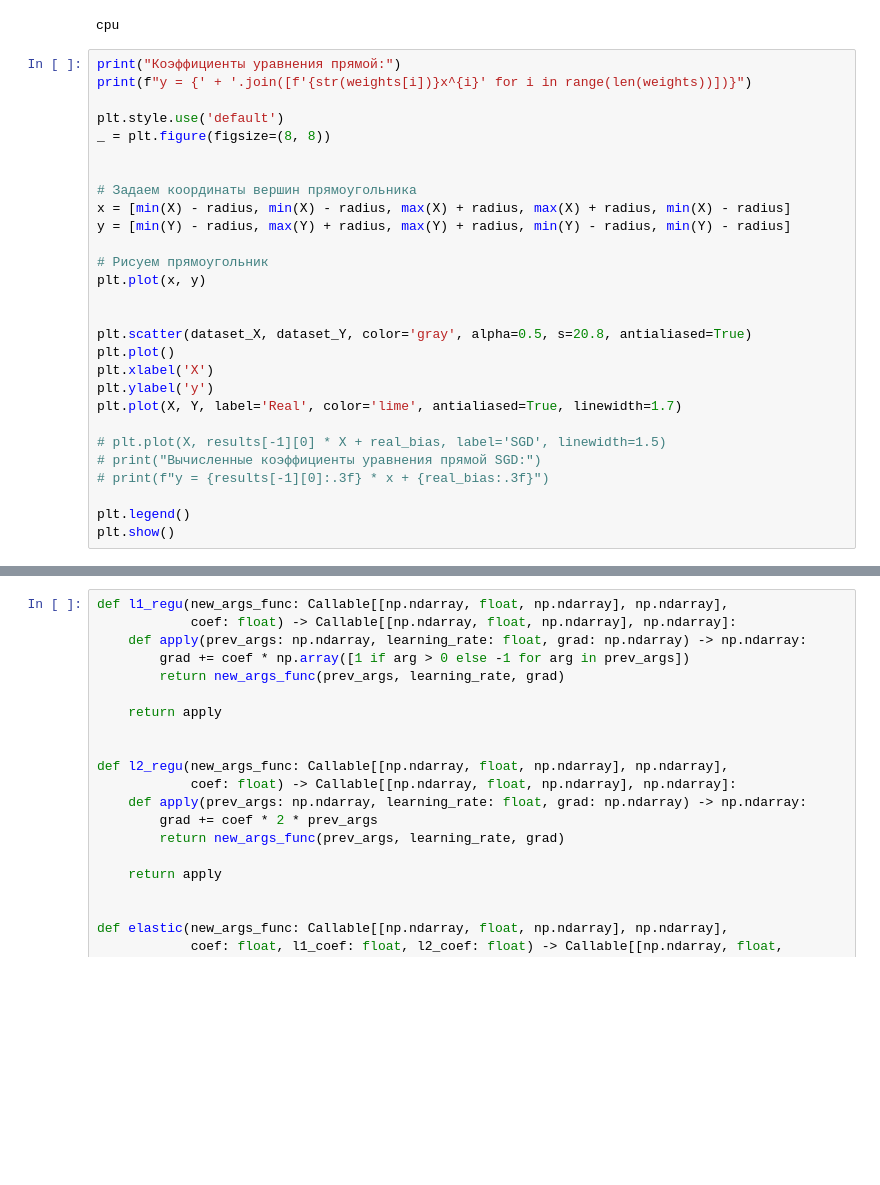
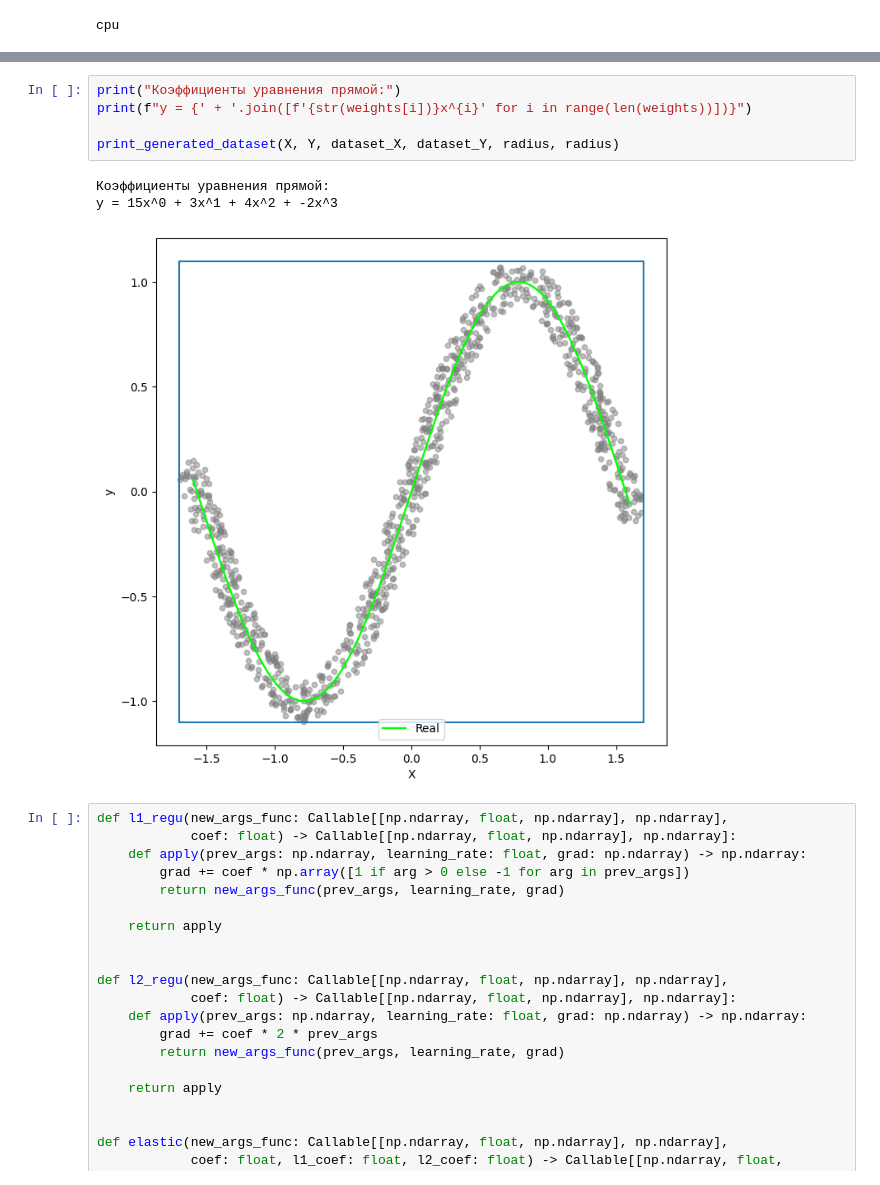
Before and after one commit to trio-at-optimization/optimization-lab2, a Jupyter notebook: AT1/AT1.ipynb, the cells around one changed output, grey strips where cells are left out. Drawn from its saved outputs; the diff is of its cells as text; blank space fills up the shorter version.

```diff
--- a/AT1/AT1.ipynb
+++ b/AT1/AT1.ipynb
@@ -118,31 +118,3 @@ Y = np.array([f(x, weights) for x in X])
 dataset_X, dataset_Y = generate_dataset(X, Y, dots_count, radius)
 # %% [output]
 cpu
-# %%
-print("Коэффициенты уравнения прямой:")
-print(f"y = {' + '.join([f'{str(weights[i])}x^{i}' for i in range(len(weights))])}")
-
-plt.style.use('default')
-_ = plt.figure(figsize=(8, 8))
-
-
-# Задаем координаты вершин прямоугольника
-x = [min(X) - radius, min(X) - radius, max(X) + radius, max(X) + radius, min(X) - radius]
-y = [min(Y) - radius, max(Y) + radius, max(Y) + radius, min(Y) - radius, min(Y) - radius]
-
-# Рисуем прямоугольник
-plt.plot(x, y)
-
-
-plt.scatter(dataset_X, dataset_Y, color='gray', alpha=0.5, s=20.8, antialiased=True)
-plt.plot()
-plt.xlabel('X')
-plt.ylabel('y')
-plt.plot(X, Y, label='Real', color='lime', antialiased=True, linewidth=1.7)
-
-# plt.plot(X, results[-1][0] * X + real_bias, label='SGD', linewidth=1.5)
-# print("Вычисленные коэффициенты уравнения прямой SGD:")
-# print(f"y = {results[-1][0]:.3f} * x + {real_bias:.3f}")
-
-plt.legend()
-plt.show()
@@ -153,3 +121,12 @@ y = 15x^0 + 3x^1 + 4x^2 + -2x^3
+# %%
+print("Коэффициенты уравнения прямой:")
+print(f"y = {' + '.join([f'{str(weights[i])}x^{i}' for i in range(len(weights))])}")
+
+print_generated_dataset(X, Y, dataset_X, dataset_Y, radius, radius)
+# %% [output]
+Коэффициенты уравнения прямой:
+y = 15x^0 + 3x^1 + 4x^2 + -2x^3
+[figure, added]
 # %%
 def l1_regu(new_args_func: Callable[[np.ndarray, float, np.ndarray], np.ndarray],
             coef: float) -> Callable[[np.ndarray, float, np.ndarray], np.ndarray]:
```
Also changed, not shown: parts of 2 cells of this notebook, 2 other files.
